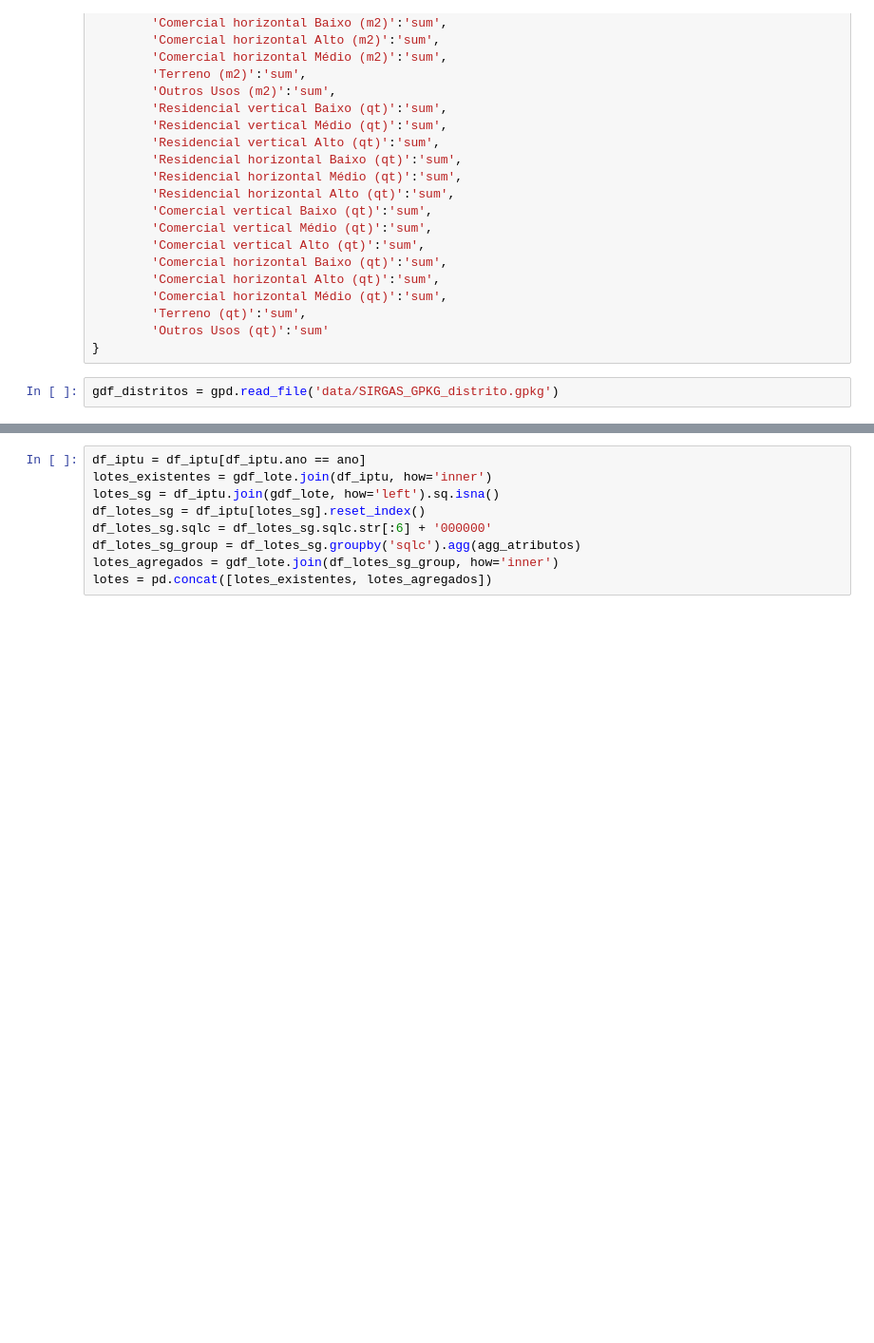
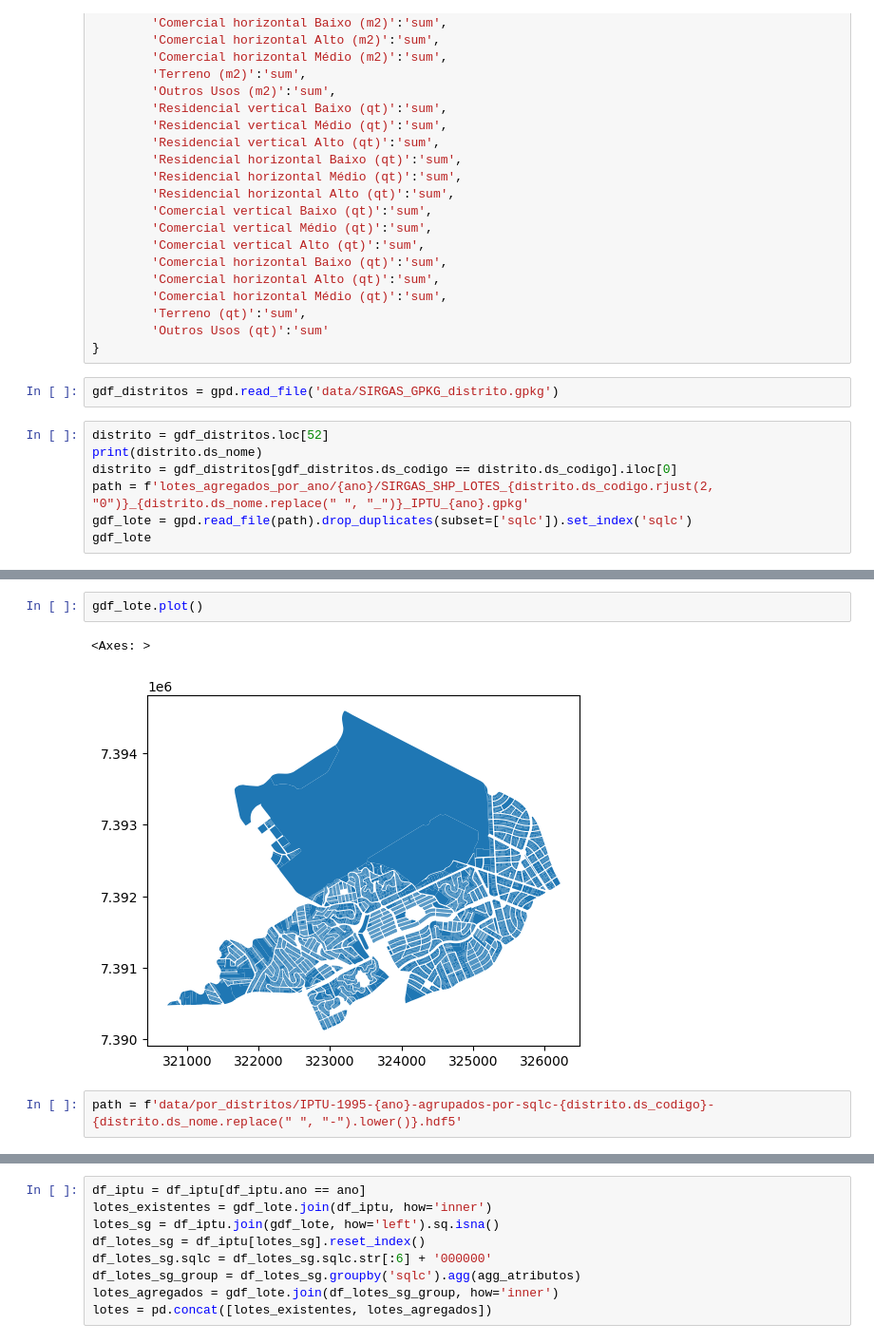
Before and after one commit to cem-usp/dash-iptu, a Jupyter notebook: 16 - iptu por lotes todos distritos.ipynb, the cells around one changed output, grey strips where cells are left out. Shown at 95% size. Cells and saved outputs as stored; diff of their text form; blank space fills up the shorter version.

```diff
--- a/16 - iptu por lotes todos distritos.ipynb
+++ b/16 - iptu por lotes todos distritos.ipynb
@@ -55,3 +56,10 @@ agg_atributos = {
 }
 # %%
 gdf_distritos = gpd.read_file('data/SIRGAS_GPKG_distrito.gpkg')
+# %%
+distrito = gdf_distritos.loc[52]
+print(distrito.ds_nome)
+distrito = gdf_distritos[gdf_distritos.ds_codigo == distrito.ds_codigo].iloc[0]
+path = f'lotes_agregados_por_ano/{ano}/SIRGAS_SHP_LOTES_{distrito.ds_codigo.rjust(2, "0")}_{distrito.ds_nome.replace(" ", "_")}_IPTU_{ano}.gpkg'
+gdf_lote = gpd.read_file(path).drop_duplicates(subset=['sqlc']).set_index('sqlc')
+gdf_lote
@@ -57,0 +82,7 @@ gdf_distritos = gpd.read_file('data/SIRGAS_GPKG_distrito.gpkg')
+# %%
+gdf_lote.plot()
+# %% [output]
+<Axes: >
+[figure, added]
+# %%
+path = f'data/por_distritos/IPTU-1995-{ano}-agrupados-por-sqlc-{distrito.ds_codigo}-{distrito.ds_nome.replace(" ", "-").lower()}.hdf5'
```
Also changed, not shown: parts of 9 cells of this notebook.
